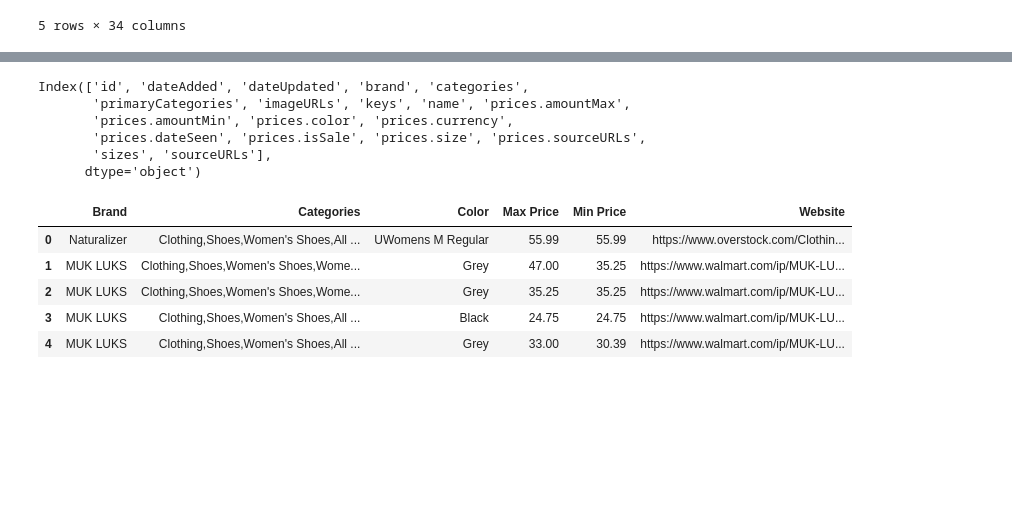
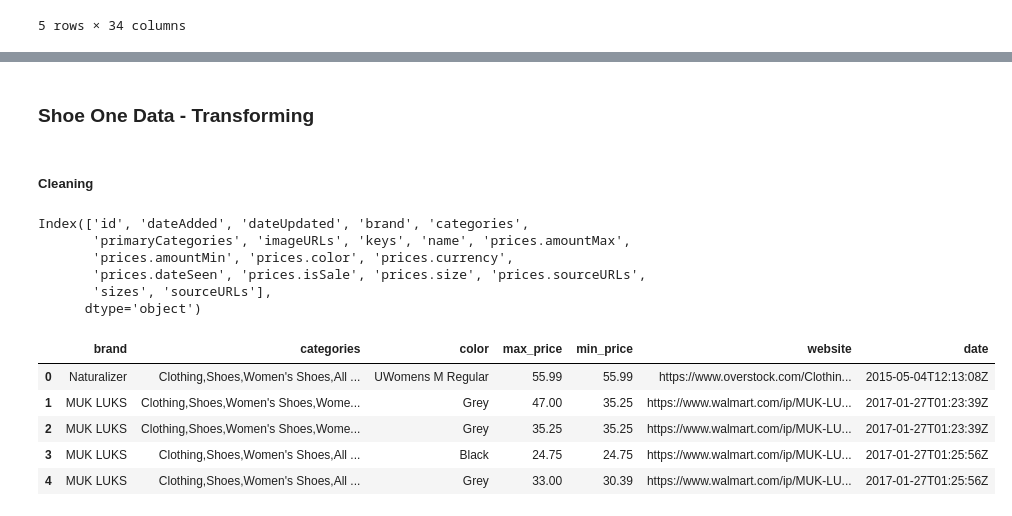
Before and after one commit to jazminhicks/ETL, a Jupyter notebook: shoes_etl.ipynb, the cells around one changed output, grey strips where cells are left out. Drawn from its saved outputs; the diff is of its cells as text; code cells hidden in the pictures; blank space fills up the shorter version.

```diff
--- a/shoes_etl.ipynb
+++ b/shoes_etl.ipynb
@@ -40,3 +31,7 @@ Index(['id', 'dateAdded', 'dateUpdated', 'asins', 'brand', 'categories',
+# %% [markdown]
+### Shoe One Data - Transforming
+# %% [markdown]
+##### Cleaning
 # %%
 # remove duplicates and columns with null values - dataframe 1
 shoes_one_df.drop_duplicates()
@@ -52,17 +47,18 @@ Index(['id', 'dateAdded', 'dateUpdated', 'brand', 'categories',
        'sizes', 'sourceURLs'],
       dtype='object')
 # %%
-shoes_one_transformed = shoes_one_df[["brand", "categories", "prices.color", "prices.amountMax", "prices.amountMin", "prices.sourceURLs"]]
+# dropped unneeded columns and renamed columns
+shoes_one_transformed = shoes_one_df[["brand", "categories", "prices.color", "prices.amountMax", "prices.amountMin", "prices.sourceURLs", "dateAdded"]]
 
-shoes_one_renamed = shoes_one_transformed.rename(columns = {"brand":"Brand","categories":"Categories", "prices.color":"Color",
-                                                                "prices.amountMax":"Max Price", "prices.amountMin":"Min Price",
-                                                                "prices.sourceURLs":"Website"})
+shoes_one_renamed = shoes_one_transformed.rename(columns = {"prices.color":"color",
+                                                                "prices.amountMax":"max_price", "prices.amountMin":"min_price",
+                                                                "prices.sourceURLs":"website", "dateAdded":"date"})
 
 shoes_one_renamed.head()
 # %% [output]
-|  | Brand | Categories | Color | Max Price | Min Price | Website |
-| 0 | Naturalizer | Clothing,Shoes,Women's Shoes,All ... | UWomens M Regular | 55.99 | 55.99 | https://www.overstock.com/Clothin... |
-| 1 | MUK LUKS | Clothing,Shoes,Women's Shoes,Wome... | Grey | 47.00 | 35.25 | https://www.walmart.com/ip/MUK-LU... |
-| 2 | MUK LUKS | Clothing,Shoes,Women's Shoes,Wome... | Grey | 35.25 | 35.25 | https://www.walmart.com/ip/MUK-LU... |
-| 3 | MUK LUKS | Clothing,Shoes,Women's Shoes,All ... | Black | 24.75 | 24.75 | https://www.walmart.com/ip/MUK-LU... |
-| 4 | MUK LUKS | Clothing,Shoes,Women's Shoes,All ... | Grey | 33.00 | 30.39 | https://www.walmart.com/ip/MUK-LU... |
+|  | brand | categories | color | max_price | min_price | website | date |
+| 0 | Naturalizer | Clothing,Shoes,Women's Shoes,All ... | UWomens M Regular | 55.99 | 55.99 | https://www.overstock.com/Clothin... | 2015-05-04T12:13:08Z |
+| 1 | MUK LUKS | Clothing,Shoes,Women's Shoes,Wome... | Grey | 47.00 | 35.25 | https://www.walmart.com/ip/MUK-LU... | 2017-01-27T01:23:39Z |
+| 2 | MUK LUKS | Clothing,Shoes,Women's Shoes,Wome... | Grey | 35.25 | 35.25 | https://www.walmart.com/ip/MUK-LU... | 2017-01-27T01:23:39Z |
+| 3 | MUK LUKS | Clothing,Shoes,Women's Shoes,All ... | Black | 24.75 | 24.75 | https://www.walmart.com/ip/MUK-LU... | 2017-01-27T01:25:56Z |
+| 4 | MUK LUKS | Clothing,Shoes,Women's Shoes,All ... | Grey | 33.00 | 30.39 | https://www.walmart.com/ip/MUK-LU... | 2017-01-27T01:25:56Z |
```
Also changed, not shown: parts of 35 cells of this notebook.
